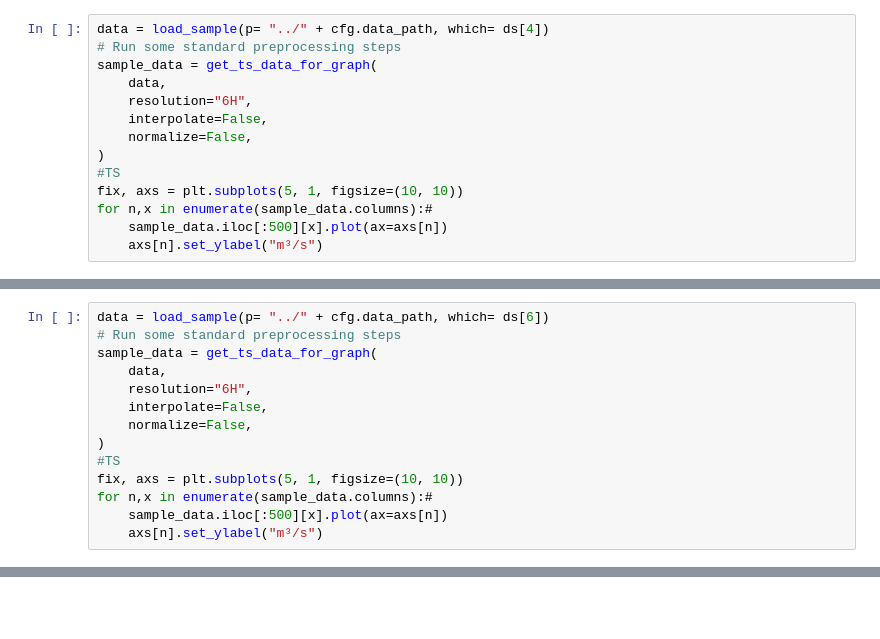
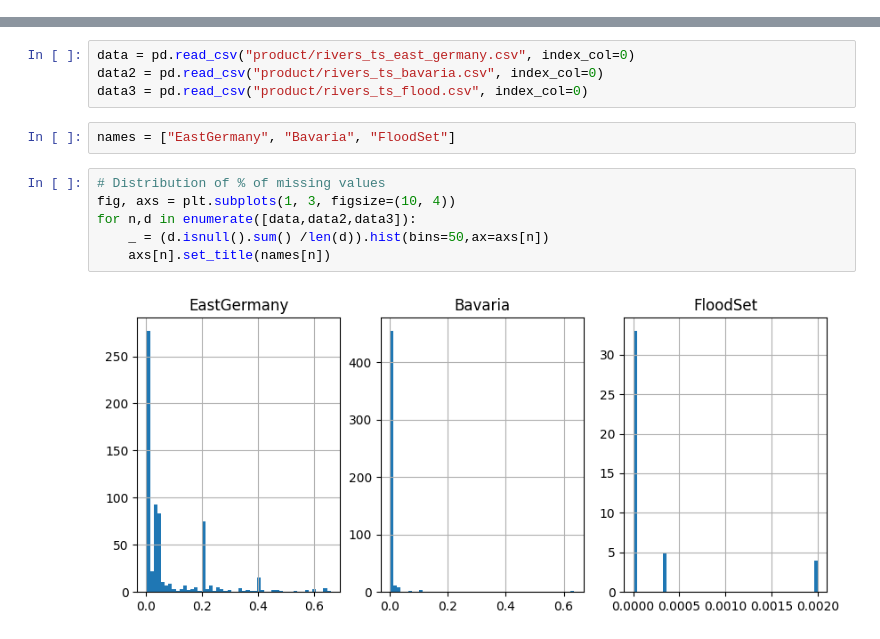
Before and after one commit to floatinglittlerocks/causalrivers, a Jupyter notebook: 4_data_distribution.ipynb, the cells around one changed output, grey strips where cells are left out. Saved outputs shown, nothing was run; the diff lists cells and outputs as text; blank space fills up the shorter version.

```diff
--- a/4_data_distribution.ipynb
+++ b/4_data_distribution.ipynb
@@ -48,14 +0,0 @@ for n,x in enumerate(sample_data.columns):#
-# %%
-data = load_sample(p= "../" + cfg.data_path, which= ds[4])
-# Run some standard preprocessing steps
-sample_data = get_ts_data_for_graph(
-    data,
-    resolution="6H",
-    interpolate=False,
-    normalize=False,
-)
-#TS
-fix, axs = plt.subplots(5, 1, figsize=(10, 10))
-for n,x in enumerate(sample_data.columns):#
-    sample_data.iloc[:500][x].plot(ax=axs[n])
-    axs[n].set_ylabel("m³/s")
@@ -74,14 +0,0 @@ graph_to_label_tensor(ds[4], human_readable=True)
-# %%
-data = load_sample(p= "../" + cfg.data_path, which= ds[6])
-# Run some standard preprocessing steps
-sample_data = get_ts_data_for_graph(
-    data,
-    resolution="6H",
-    interpolate=False,
-    normalize=False,
-)
-#TS
-fix, axs = plt.subplots(5, 1, figsize=(10, 10))
-for n,x in enumerate(sample_data.columns):#
-    sample_data.iloc[:500][x].plot(ax=axs[n])
-    axs[n].set_ylabel("m³/s")
@@ -120,0 +9,14 @@ plot_current_state_of_graph(
+# %%
+data = pd.read_csv("product/rivers_ts_east_germany.csv", index_col=0)
+data2 = pd.read_csv("product/rivers_ts_bavaria.csv", index_col=0)
+data3 = pd.read_csv("product/rivers_ts_flood.csv", index_col=0)
+# %%
+names = ["EastGermany", "Bavaria", "FloodSet"]
+# %%
+# Distribution of % of missing values
+fig, axs = plt.subplots(1, 3, figsize=(10, 4))
+for n,d in enumerate([data,data2,data3]):
+    _ = (d.isnull().sum() /len(d)).hist(bins=50,ax=axs[n])
+    axs[n].set_title(names[n])
+# %% [output]
+[figure, added]
```
Also changed, not shown: parts of 13 cells of this notebook, 1 other file.
